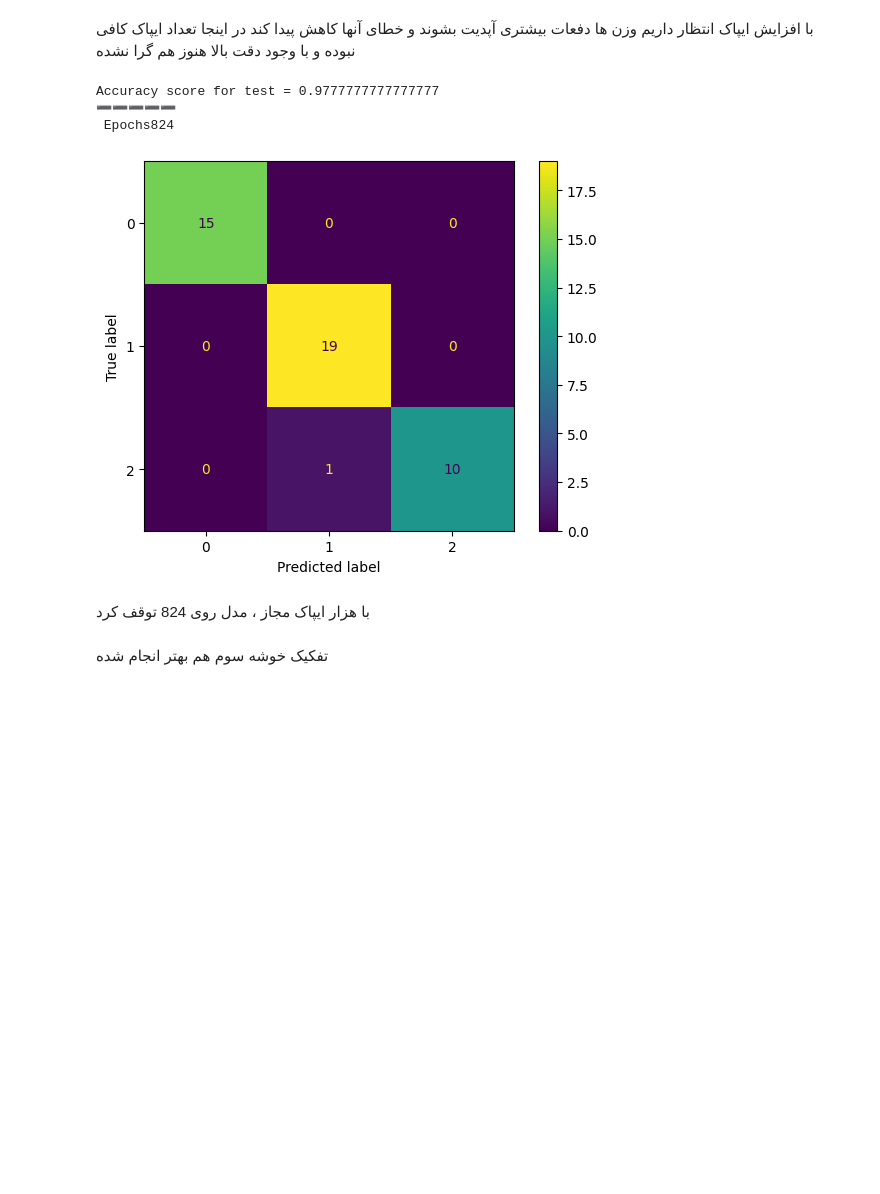
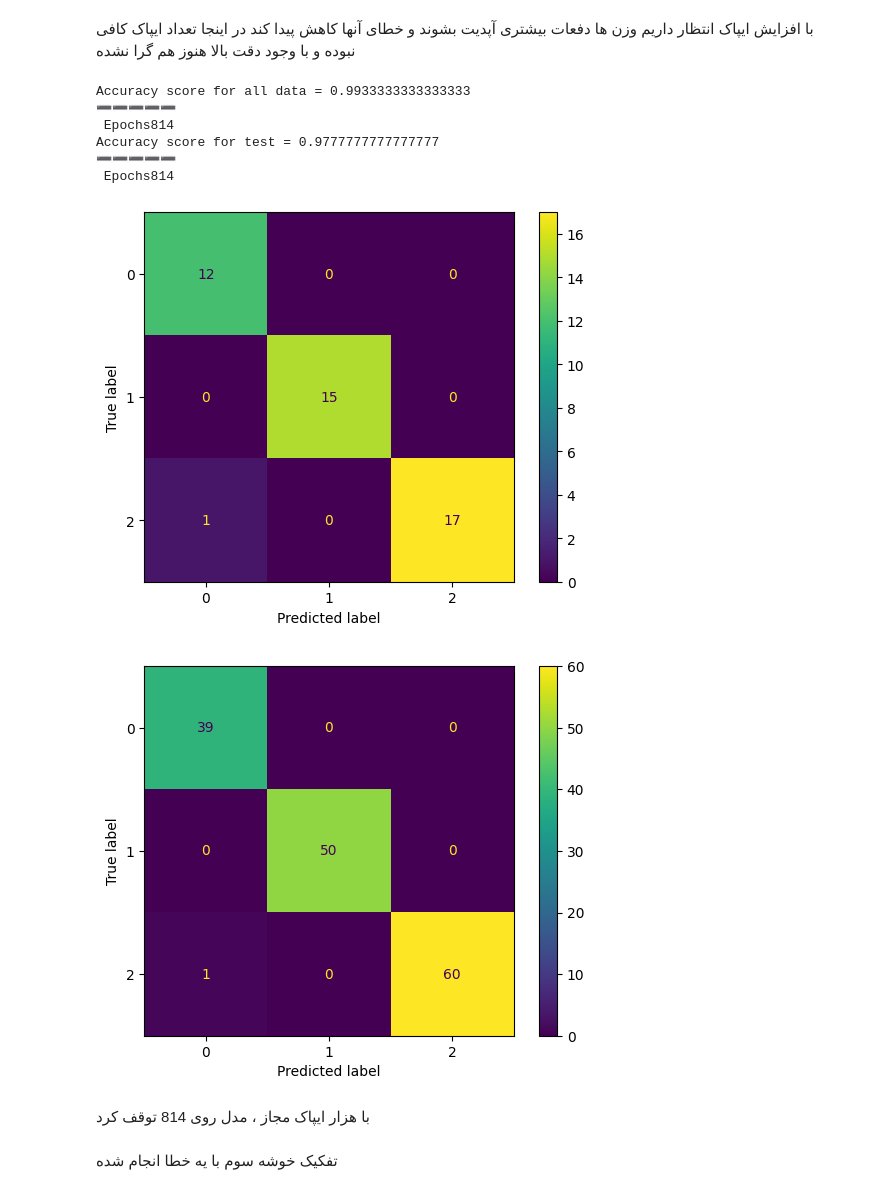
Before and after one commit to mrpanigale/tabatabaei, a Jupyter notebook: HW_14_tabatabaei/HW_14_tabatabaei.ipynb, the cells around one changed output. Cells and saved outputs as stored; diff of their text form; code cells hidden in the pictures; blank space fills up the shorter version.

```diff
--- a/HW_14_tabatabaei/HW_14_tabatabaei.ipynb
+++ b/HW_14_tabatabaei/HW_14_tabatabaei.ipynb
@@ -33,7 +33,7 @@ def cluster_to_label(y_true, y_cluster):
 # %%
 
 # KMeans
-k_means = KMeans(n_clusters=3, random_state=42, n_init=10)
+k_means = KMeans(n_clusters=3, random_state=42)
 y_pred_km = k_means.fit_predict(X)
 y_pred_km_mapped = cluster_to_label(y_true, y_pred_km)
 acc_km = accuracy_score(y_true, y_pred_km_mapped)
@@ -69,7 +69,7 @@ Agglomerative Accuracy: 0.68
 # %%
 # use Pseudo label for MLP
 
-X,y = iris_df.iloc[:,:-1].copy(deep=True),y_pred_km_mapped
+X,y = iris_df.iloc[:,:-1].copy(deep=True),y_pred_km
 Xtrain,Xtest,ytrain,ytest = train_test_split(X,y,test_size=0.3,random_state=42,shuffle=True,stratify=y)
 
 scaler = StandardScaler()
@@ -80,9 +80,18 @@ mlp = MLPClassifier(learning_rate="adaptive",hidden_layer_sizes=(10,10),max_iter
 mlp.fit(Xtrain,ytrain)
 ypred = mlp.predict(Xtest)
 
+X = scaler.transform(X)
+ypred_X = mlp.predict(X)
+print(f"Accuracy score for all data = {accuracy_score(y,ypred_X)}\n➖➖➖➖➖\n Epochs{mlp.n_iter_}")
+
 print(f"Accuracy score for test = {accuracy_score(ytest,ypred)}\n➖➖➖➖➖\n Epochs{mlp.n_iter_}")
 cm  = confusion_matrix(y_true=ytest,y_pred=ypred)
 dsp = ConfusionMatrixDisplay(confusion_matrix=cm,display_labels=mlp.classes_)
 dsp.plot()
 plt.show()
+
+cm  = confusion_matrix(y_true=y,y_pred=ypred_X)
+dsp = ConfusionMatrixDisplay(confusion_matrix=cm,display_labels=mlp.classes_)
+dsp.plot()
+plt.show()
 # %% [output]
@@ -98,20 +111,33 @@ Accuracy score for test = 0.9333333333333333
 # %%
 # fit and predict with 1000 iteration
 mlp = MLPClassifier(learning_rate="adaptive",hidden_layer_sizes=(10,10),max_iter=1000,random_state=42)
 mlp.fit(Xtrain,ytrain)
 ypred = mlp.predict(Xtest)
 
+
+ypred_X = mlp.predict(X)
+print(f"Accuracy score for all data = {accuracy_score(y,ypred_X)}\n➖➖➖➖➖\n Epochs{mlp.n_iter_}")
+
 print(f"Accuracy score for test = {accuracy_score(ytest,ypred)}\n➖➖➖➖➖\n Epochs{mlp.n_iter_}")
 cm  = confusion_matrix(y_true=ytest,y_pred=ypred)
 dsp = ConfusionMatrixDisplay(confusion_matrix=cm,display_labels=mlp.classes_)
 dsp.plot()
 plt.show()
+
+cm  = confusion_matrix(y_true=y,y_pred=ypred_X)
+dsp = ConfusionMatrixDisplay(confusion_matrix=cm,display_labels=mlp.classes_)
+dsp.plot()
+plt.show()
 # %% [output]
+Accuracy score for all data = 0.9933333333333333
+➖➖➖➖➖
+ Epochs814
 Accuracy score for test = 0.9777777777777777
 ➖➖➖➖➖
- Epochs824
+ Epochs814
-[figure, old version]
+[figure, new version]
+[figure, added]
 # %% [markdown]
-با هزار ایپاک مجاز ، مدل روی 824 توقف کرد
+با هزار ایپاک مجاز ، مدل روی 814 توقف کرد
 # %% [markdown]
-تفکیک خوشه سوم هم بهتر انجام شده
+تفکیک خوشه سوم با یه خطا انجام شده
```
Also changed, not shown: parts of 3 cells of this notebook.
